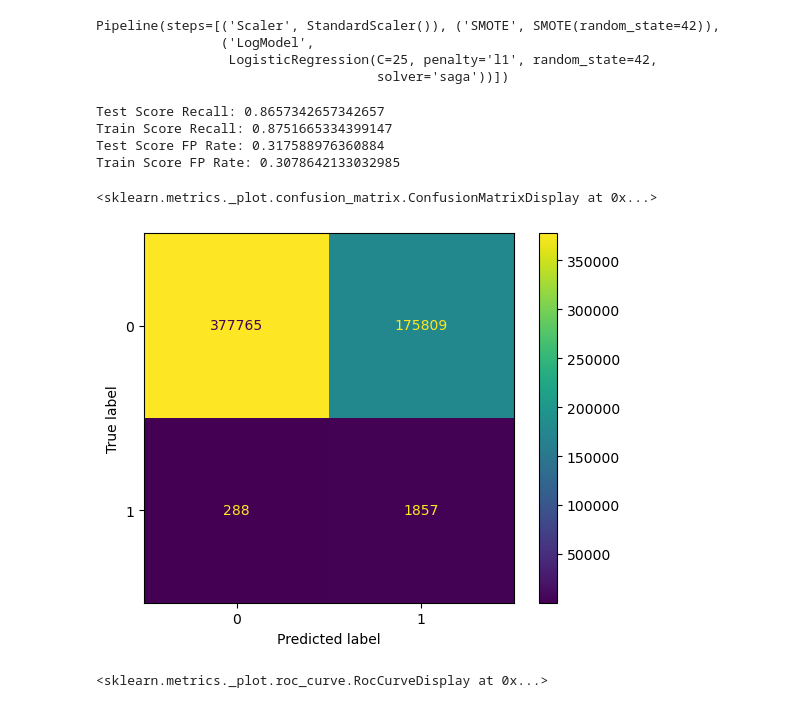
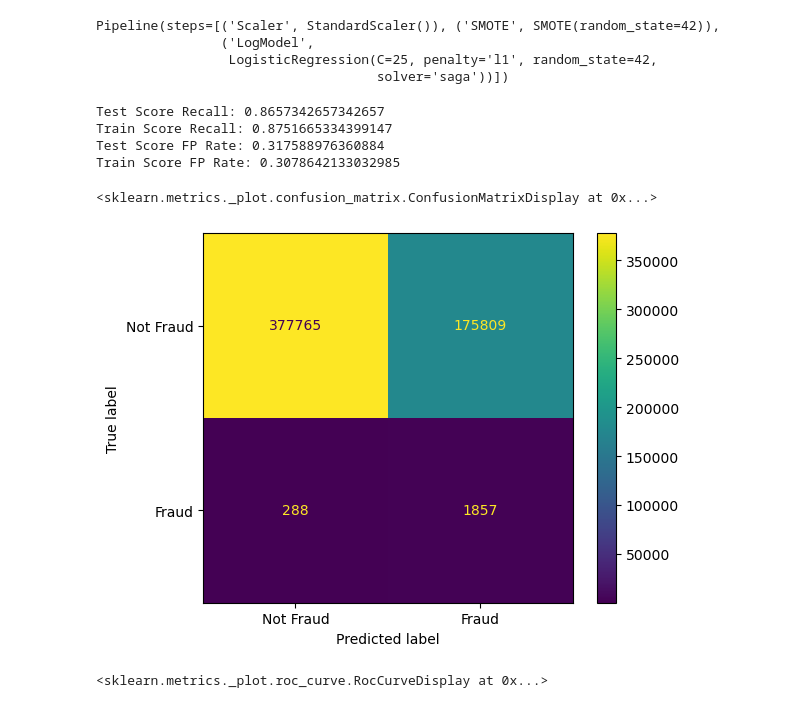
Before and after one commit to ChuckNadel/Classifying-Credit-Card-Fraud, a Jupyter notebook: FraudNotebook1.ipynb, the cells around one changed output. Cells and saved outputs as stored; diff of their text form; code cells hidden in the pictures.

```diff
--- a/FraudNotebook1.ipynb
+++ b/FraudNotebook1.ipynb
@@ -183,6 +135,5 @@ fraudTrain['gender'][0]
 if fraudTrain['gender'][0] == 'F': # Wrapper to not overtransform
     fraudTrain['gender'] = fraudTrain['gender'].map({'F': 0, 'M': 1})
     fraudTest['gender'] = fraudTest['gender'].map({'F': 0, 'M': 1})
-    fraudDF['gender'] = fraudDF['gender'].map({'F': 0, 'M': 1})
 # %% [markdown]
 One Hot Encoding Category of Purchase
@@ -189,14 +147,11 @@ One Hot Encoding Category of Purchase
 # %%
 if fraudTrain.columns[2] == 'category':
-    categoryOHE = pd.get_dummies(fraudDF['category'], drop_first = True)
-    fraudDF = pd.concat([fraudDF, categoryOHE], axis = 1)
     categoryOHETrain = pd.get_dummies(fraudTrain['category'], drop_first = True)
     fraudTrain = pd.concat([fraudTrain, categoryOHETrain], axis = 1)
     categoryOHETest = pd.get_dummies(fraudTest['category'], drop_first = True)
     fraudTest = pd.concat([fraudTest, categoryOHETest], axis = 1)
     fraudTrain.drop(columns = ['category'], axis = 1, inplace = True)
     fraudTest.drop(columns = ['category'], axis = 1, inplace = True)
-    fraudDF.drop(columns = ['category'], axis = 1, inplace = True)
 # %%
 fraudTrain.info()
 # %% [output]
@@ -493,26 +480,26 @@ Pipeline(steps=[('Scaler', StandardScaler()), ('SMOTE', SMOTE(random_state=42)),
 # %%
 y_pred_testProb = pipelineLogBest.predict_proba(X_test)
 y_pred_trainProb = pipelineLogBest.predict_proba(X_train)
 print(f"Test Score Recall: {custom_recall_score(y_test, y_pred_testProb[:,1], 0.3)}")
 print(f"Train Score Recall: {custom_recall_score(y_train, y_pred_trainProb[:,1], 0.3)}")
 print(f"Test Score FP Rate: {false_positive_rate(y_test, y_pred_testProb[:,1], 0.3)}")
 print(f"Train Score FP Rate: {false_positive_rate(y_train, y_pred_trainProb[:,1], 0.3)}")
 y_pred_test = (y_pred_testProb[:,1] >= 0.3).astype(int)
 y_pred_train = (y_pred_trainProb[:,1] >= 0.3).astype(int)
 
 # calculate the confusion matrix
 cm_test = confusion_matrix(y_test, y_pred_test)
 cm_train = confusion_matrix(y_train, y_pred_train)
 
-display = ConfusionMatrixDisplay(confusion_matrix = cm_test)
+display = ConfusionMatrixDisplay(confusion_matrix = cm_test, display_labels= ['Not Fraud', 'Fraud'])
 display.plot()
 # %% [output]
 Test Score Recall: 0.8657342657342657
 Train Score Recall: 0.8751665334399147
 Test Score FP Rate: 0.317588976360884
 Train Score FP Rate: 0.3078642133032985
 <sklearn.metrics._plot.confusion_matrix.ConfusionMatrixDisplay at 0x...>
-[figure, old version]
+[figure, new version]
 # %%
 import matplotlib.pyplot as plt
 fpr, tpr, thresholds = roc_curve(y_test, y_pred_testProb[:,1])
```
Also changed, not shown: parts of 30 cells of this notebook.
